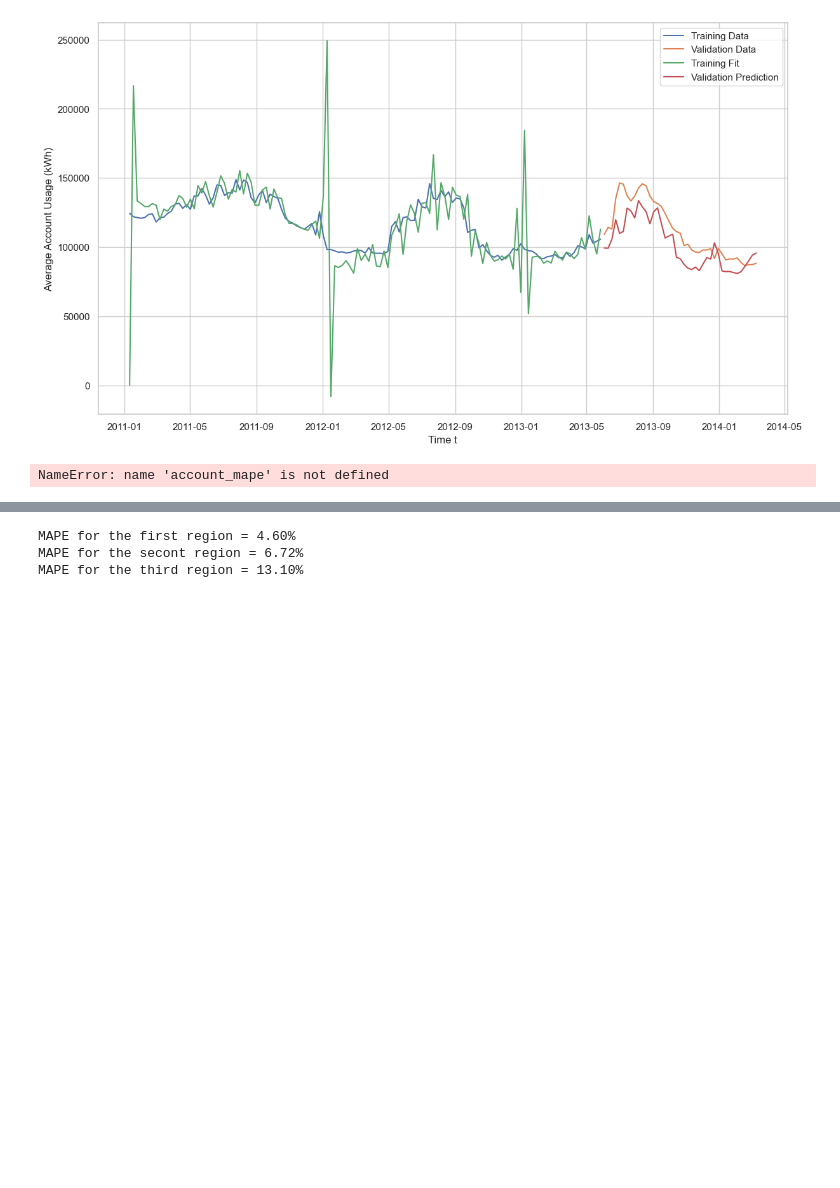
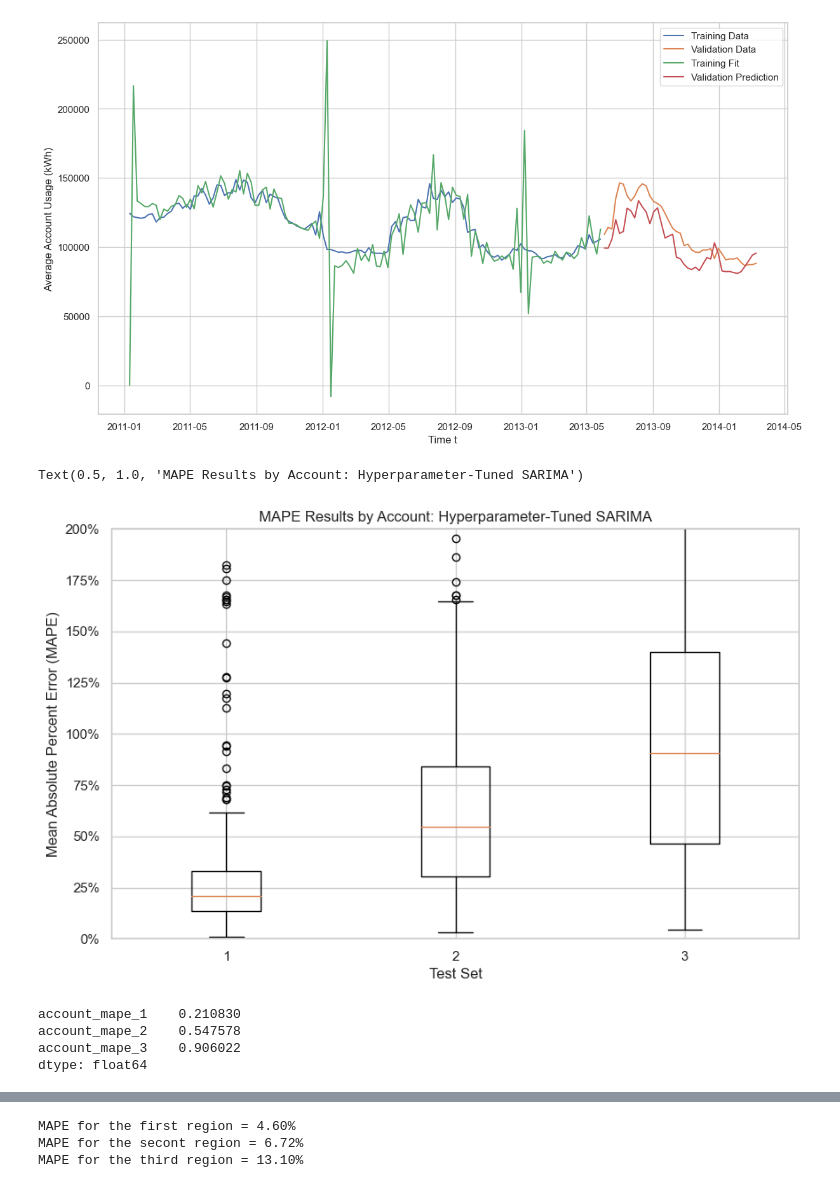
Before and after one commit to kevintaylor99/Forecasting-Project-1, a Jupyter notebook: Model & Analysis/Modeling_Analysis.ipynb, the cells around one changed output, grey strips where cells are left out. Saved outputs shown, nothing was run; the diff lists cells and outputs as text; code cells hidden in the pictures; blank space fills up the shorter version.

```diff
--- a/Model & Analysis/Modeling_Analysis.ipynb
+++ b/Model & Analysis/Modeling_Analysis.ipynb
@@ -167,7 +251,23 @@ account_results.to_json('sarimax_account_results.json') # save to JSON
-# %%
-plt.hist(np.array(account_mape)*100, bins = np.arange(0, 200, 10))
-plt.xticks(np.arange(0, 200, 10))
-plt.xlabel('MAPE (%)')
-plt.ylabel('Number of Accounts')
-# %% [output]
-NameError: name 'account_mape' is not defined
+# %%
+plt.figure(figsize = (10, 6)) # create MAPE boxplots for each test set
+plt.boxplot([
+    account_results['account_mape_1'].values,
+    account_results['account_mape_2'].values,
+    account_results['account_mape_3'].values
+])
+import matplotlib.ticker as mtick
+plt.ylim([0, 2])
+plt.gca().yaxis.set_major_formatter(mtick.PercentFormatter(xmax = 1))
+plt.xlabel('Test Set')
+plt.ylabel('Mean Absolute Percent Error (MAPE)')
+plt.title('MAPE Results by Account: Hyperparameter-Tuned SARIMA')
+# %% [output]
+Text(0.5, 1.0, 'MAPE Results by Account: Hyperparameter-Tuned SARIMA')
+[figure, added]
+# %%
+account_results[['account_mape_1', 'account_mape_2', 'account_mape_3']].median()
+# %% [output]
+account_mape_1    0.210830
+account_mape_2    0.547578
+account_mape_3    0.906022
+dtype: float64
```
Also changed, not shown: parts of 19 cells of this notebook, 8 other files.
